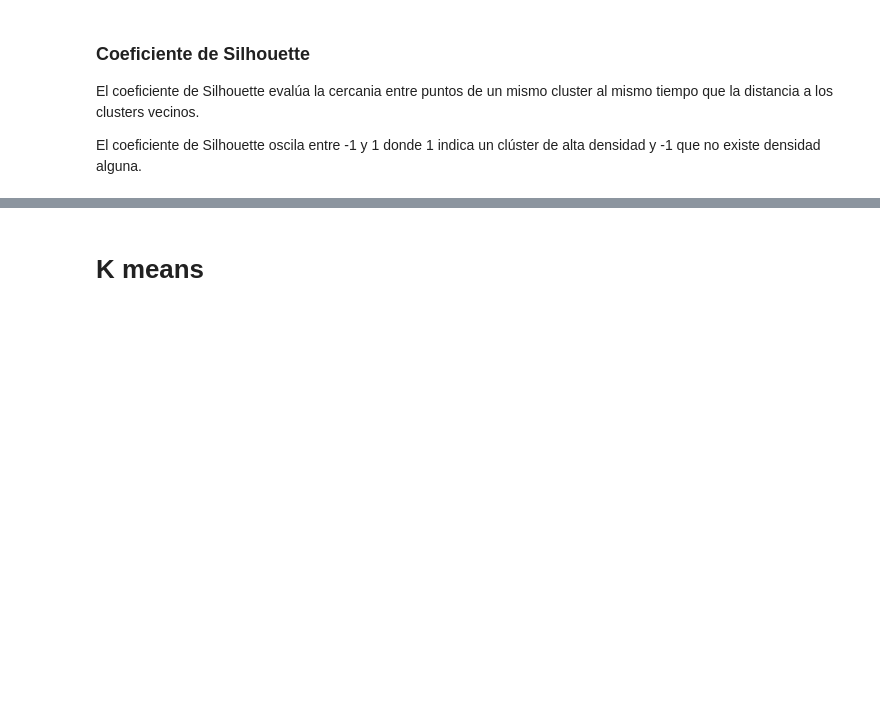
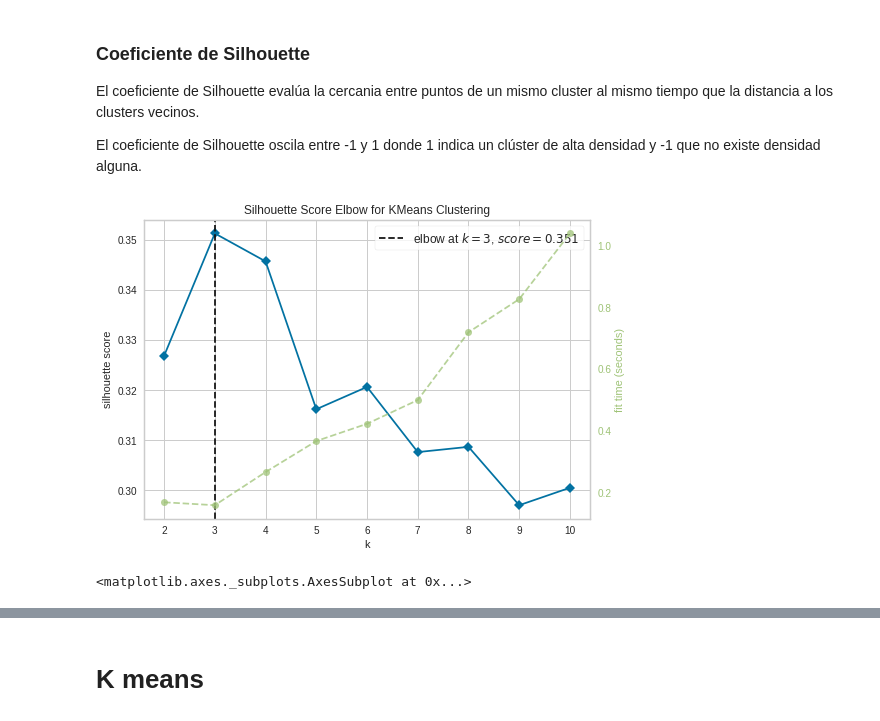
Before and after one commit to AnIsAsPe/Aprendizaje-no-supervisado, a Jupyter notebook: Aprendizaje_no_supervisado.ipynb, the cells around one changed output, grey strips where cells are left out. Cells and saved outputs as stored; diff of their text form; code cells hidden in the pictures; blank space fills up the shorter version.

```diff
--- a/Aprendizaje_no_supervisado.ipynb
+++ b/Aprendizaje_no_supervisado.ipynb
@@ -180,4 +173,11 @@ codo.poof()
 El coeficiente de Silhouette evalúa la cercania entre puntos de un mismo cluster al mismo tiempo que la distancia a los clusters vecinos.
 
 El coeficiente de Silhouette oscila entre -1 y 1 donde 1 indica un clúster de alta densidad y -1 que no existe densidad alguna.
+# %%
+codo = KElbowVisualizer(KMeans(random_state=3), metric='silhouette')
+codo.fit(datos_escalados)
+codo.poof()
+# %% [output]
+[figure, added]
+<matplotlib.axes._subplots.AxesSubplot at 0x...>
 # %%
```
Also changed, not shown: parts of 13 cells of this notebook.
